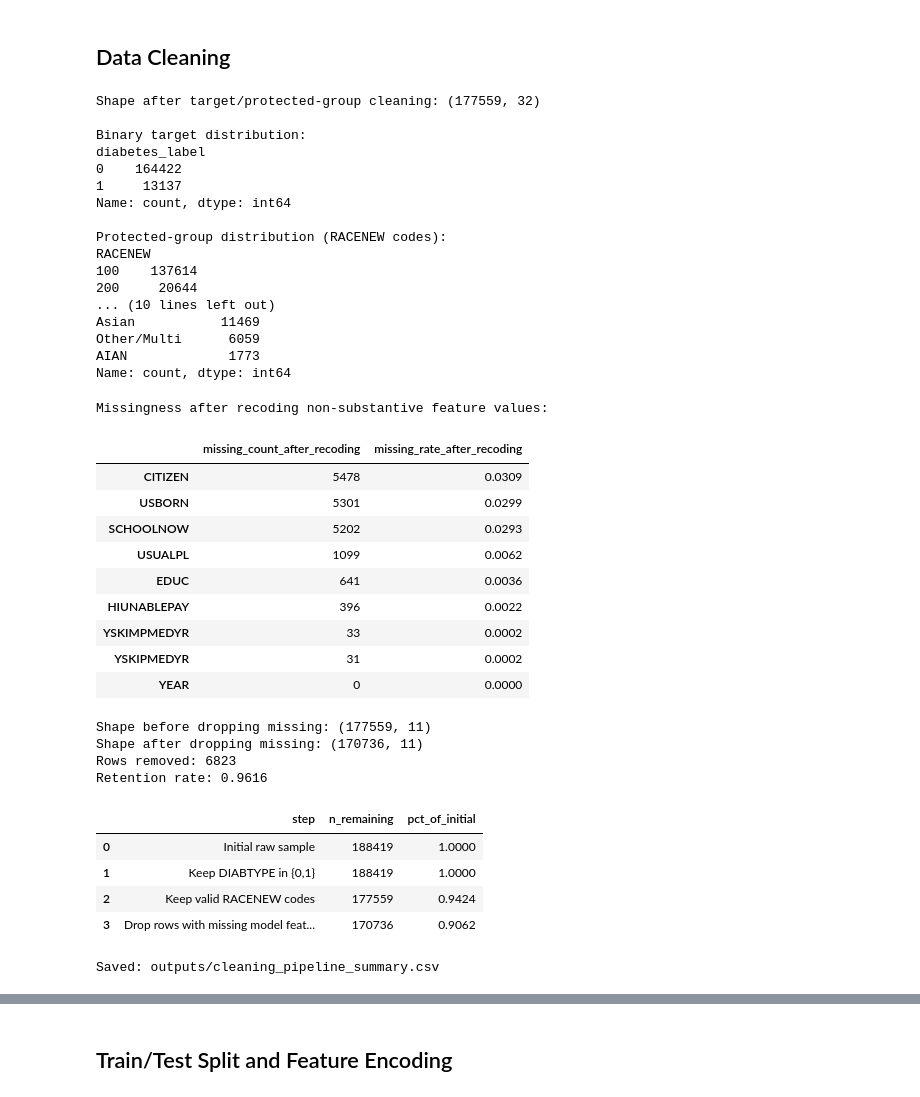
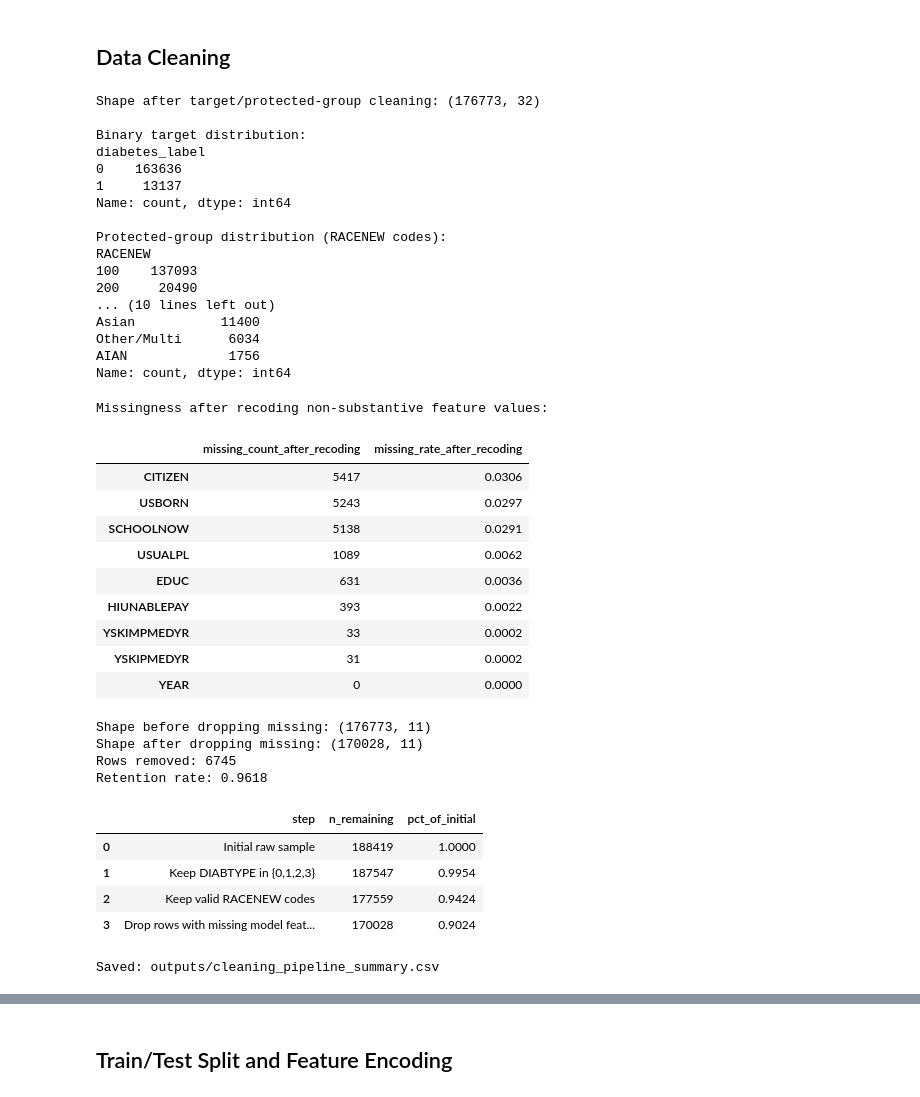
Before and after one commit to pjliusc/fairness-classifying-type2-diabetes, a Jupyter notebook: main_revised_diabtype.ipynb, the cells around one changed output, grey strips where cells are left out. Saved outputs shown, nothing was run; the diff lists cells and outputs as text; code cells hidden in the pictures.

```diff
--- a/main_revised_diabtype.ipynb
+++ b/main_revised_diabtype.ipynb
@@ -285,15 +285,12 @@ We inspected several diabetes-related variables (DIAPRE, DIABTYPE, DIAGLP, and D
 # %%
 df_model = df.copy()
 
-# Construct binary target from DIAPRE
-# df_model = df_model[df_model["DIABTYPE"].isin([0, 1])].copy()
+# Construct binary target from DIABTYPE
+df_model = df_model[df_model["DIABTYPE"].isin([0, 1, 2, 3])].copy()
 df_model["diabetes_label"] = df_model["DIABTYPE"].map({0: 0,
                                                        1: 0,
                                                        2: 1,
-                                                       3: 0,
-                                                       7: 0,
-                                                       8: 0,
-                                                       9: 0})
+                                                       3: 0})
 
 # Retain main race categories for baseline subgroup analysis
 valid_race_codes = [100, 200, 300, 400, 510, 542]
@@ -329,22 +326,22 @@ print(df_model[protected_col].value_counts().sort_index())
 print("\nReadable race-group distribution:")
 print(df_model["race_group"].value_counts())
 # %% [output]
-Shape after target/protected-group cleaning: (177559, 32)
+Shape after target/protected-group cleaning: (176773, 32)
 
 Binary target distribution:
 diabetes_label
-0    164422
+0    163636
 1     13137
 Name: count, dtype: int64
 
 Protected-group distribution (RACENEW codes):
 RACENEW
-100    137614
-200     20644
+100    137093
+200     20490
 ... (10 lines left out)
-Asian           11469
-Other/Multi      6059
-AIAN             1773
+Asian           11400
+Other/Multi      6034
+AIAN             1756
 Name: count, dtype: int64
 # %%
 model_features = [
@@ -377,50 +374,50 @@ print("Retention rate:", round(df_complete.shape[0] / df_model[required_cols].sh
 # %% [output]
 Missingness after recoding non-substantive feature values:
 |  | missing_count_after_recoding | missing_rate_after_recoding |
-| CITIZEN | 5478 | 0.0309 |
-| USBORN | 5301 | 0.0299 |
-| SCHOOLNOW | 5202 | 0.0293 |
-| USUALPL | 1099 | 0.0062 |
-| EDUC | 641 | 0.0036 |
-| HIUNABLEPAY | 396 | 0.0022 |
+| CITIZEN | 5417 | 0.0306 |
+| USBORN | 5243 | 0.0297 |
+| SCHOOLNOW | 5138 | 0.0291 |
+| USUALPL | 1089 | 0.0062 |
+| EDUC | 631 | 0.0036 |
+| HIUNABLEPAY | 393 | 0.0022 |
 | YSKIMPMEDYR | 33 | 0.0002 |
 | YSKIPMEDYR | 31 | 0.0002 |
 | YEAR | 0 | 0.0000 |
-Shape before dropping missing: (177559, 11)
-Shape after dropping missing: (170736, 11)
-Rows removed: 6823
-Retention rate: 0.9616
+Shape before dropping missing: (176773, 11)
+Shape after dropping missing: (170028, 11)
+Rows removed: 6745
+Retention rate: 0.9618
 # %%
 n_initial = len(df)
-n_after_target = len(df.copy())
+n_after_target = len(df[df["DIABTYPE"].isin([0, 1, 2, 3])].copy())
 
 valid_race_codes = [100, 200, 300, 400, 510, 542]
 tmp_after_race = df.copy()
 n_after_race = len(tmp_after_race[tmp_after_race["RACENEW"].isin(valid_race_codes)].copy())
 n_final_complete = len(df_complete)
 
 cleaning_pipeline_summary = pd.DataFrame({
     "step": [
         "Initial raw sample",
-        "Keep DIABTYPE in {0,1}",
+        "Keep DIABTYPE in {0,1,2,3}",
         "Keep valid RACENEW codes",
         "Drop rows with missing model features"
     ],
     "n_remaining": [n_initial, n_after_target, n_after_race, n_final_complete]
 })
 cleaning_pipeline_summary["pct_of_initial"] = (
     cleaning_pipeline_summary["n_remaining"] / n_initial
 ).round(4)
 
 display(cleaning_pipeline_summary)
 cleaning_pipeline_summary.to_csv(output_dir / "cleaning_pipeline_summary.csv", index=False)
 print("Saved: outputs/cleaning_pipeline_summary.csv")
 # %% [output]
 |  | step | n_remaining | pct_of_initial |
 | 0 | Initial raw sample | 188419 | 1.0000 |
-| 1 | Keep DIABTYPE in {0,1} | 188419 | 1.0000 |
+| 1 | Keep DIABTYPE in {0,1,2,3} | 187547 | 0.9954 |
 | 2 | Keep valid RACENEW codes | 177559 | 0.9424 |
-| 3 | Drop rows with missing model feat... | 170736 | 0.9062 |
+| 3 | Drop rows with missing model feat... | 170028 | 0.9024 |
 Saved: outputs/cleaning_pipeline_summary.csv
 # %%
 print("Final modeling dataset shape:", df_complete.shape)
```
Also changed, not shown: parts of 24 cells of this notebook, 24 other files.
